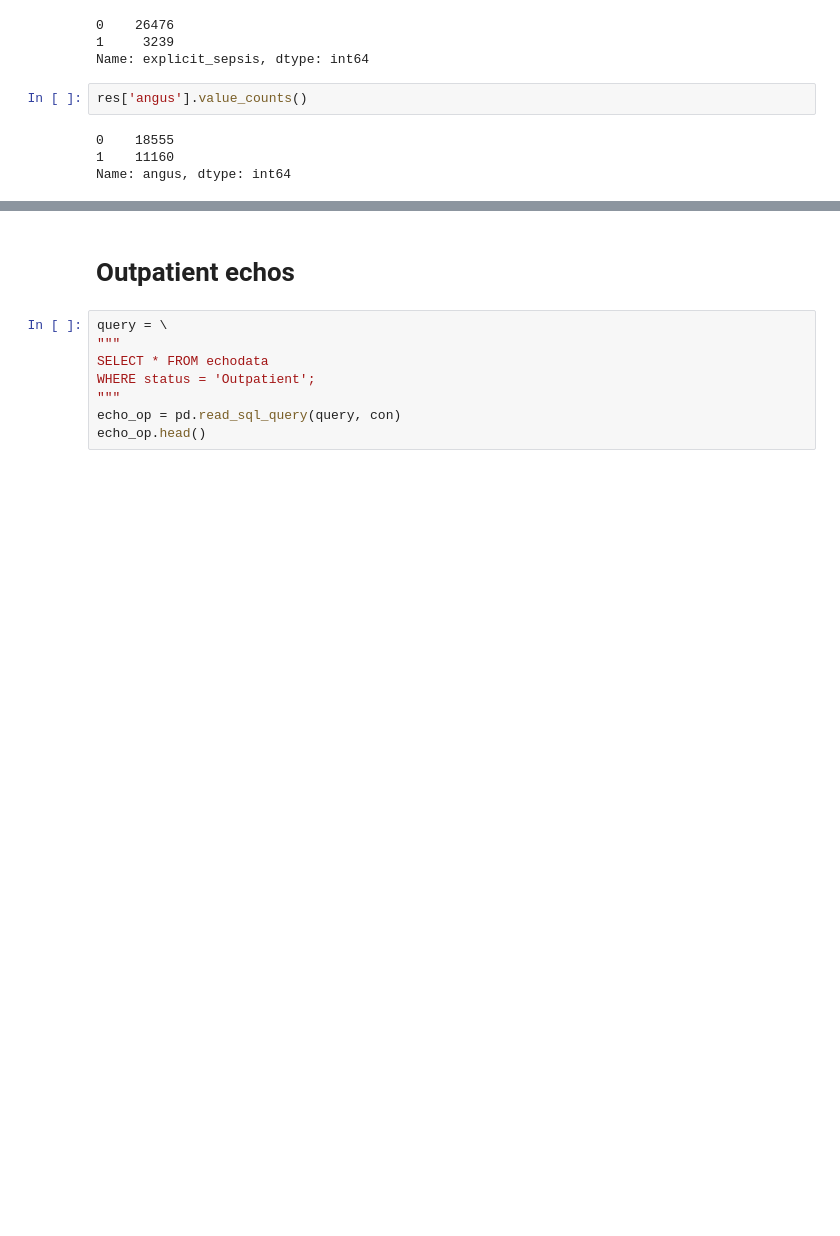
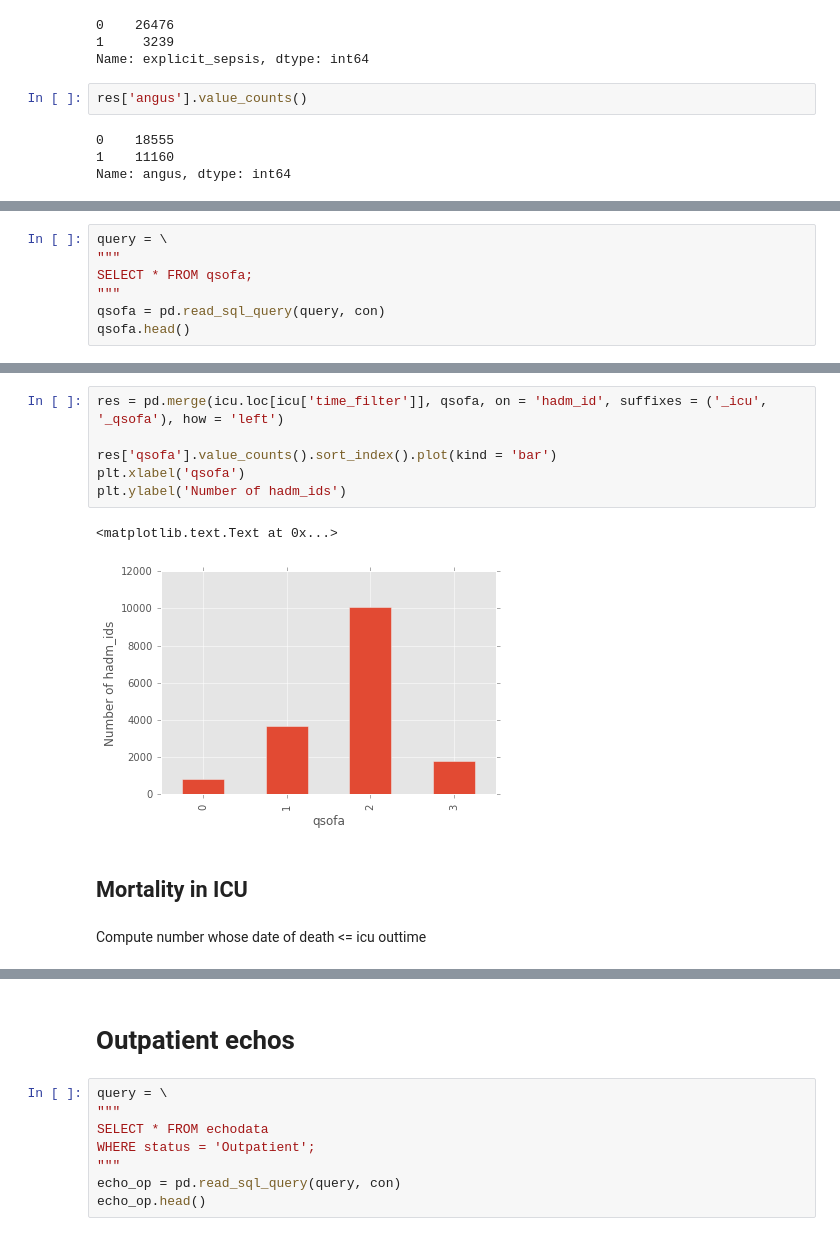
Before and after one commit to yhtgrace/echo, a Jupyter notebook: notebooks/161018_scratch.ipynb, the cells around one changed output, grey strips where cells are left out. Drawn from its saved outputs; the diff is of its cells as text; blank space fills up the shorter version.

```diff
--- a/notebooks/161018_scratch.ipynb
+++ b/notebooks/161018_scratch.ipynb
@@ -167,0 +237,7 @@ Name: angus, dtype: int64
+# %%
+query = \
+"""
+SELECT * FROM qsofa;
+"""
+qsofa = pd.read_sql_query(query, con)
+qsofa.head()
@@ -167,0 +251,13 @@ Name: angus, dtype: int64
+# %%
+res = pd.merge(icu.loc[icu['time_filter']], qsofa, on = 'hadm_id', suffixes = ('_icu', '_qsofa'), how = 'left')
+
+res['qsofa'].value_counts().sort_index().plot(kind = 'bar')
+plt.xlabel('qsofa')
+plt.ylabel('Number of hadm_ids')
+# %% [output]
+<matplotlib.text.Text at 0x...>
+[figure, added]
+# %% [markdown]
+## Mortality in ICU
+# %% [markdown]
+Compute number whose date of death <= icu outtime
```
Also changed, not shown: parts of 42 cells of this notebook, 2 other files.
